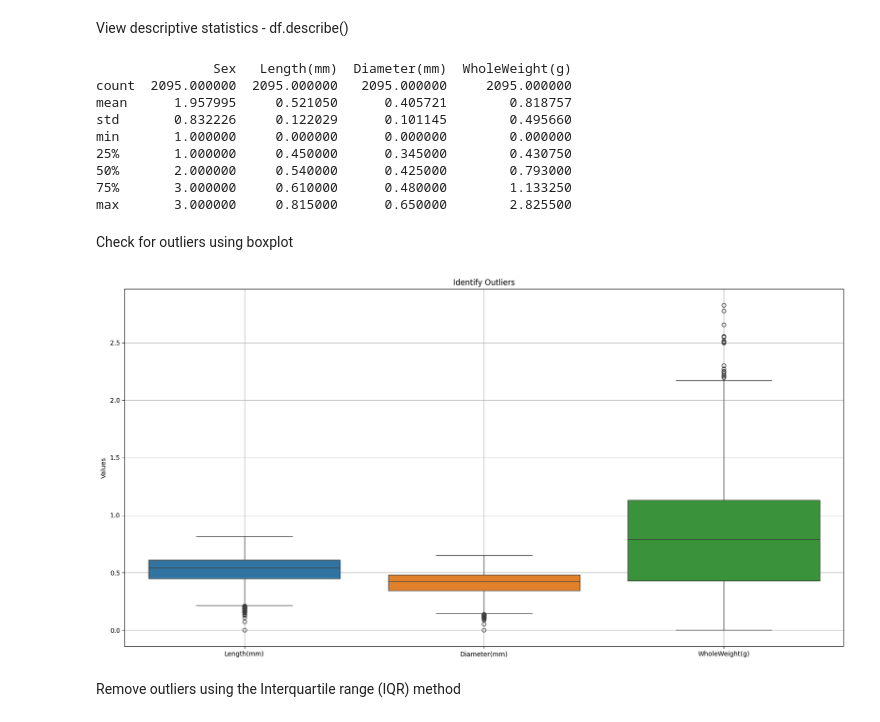
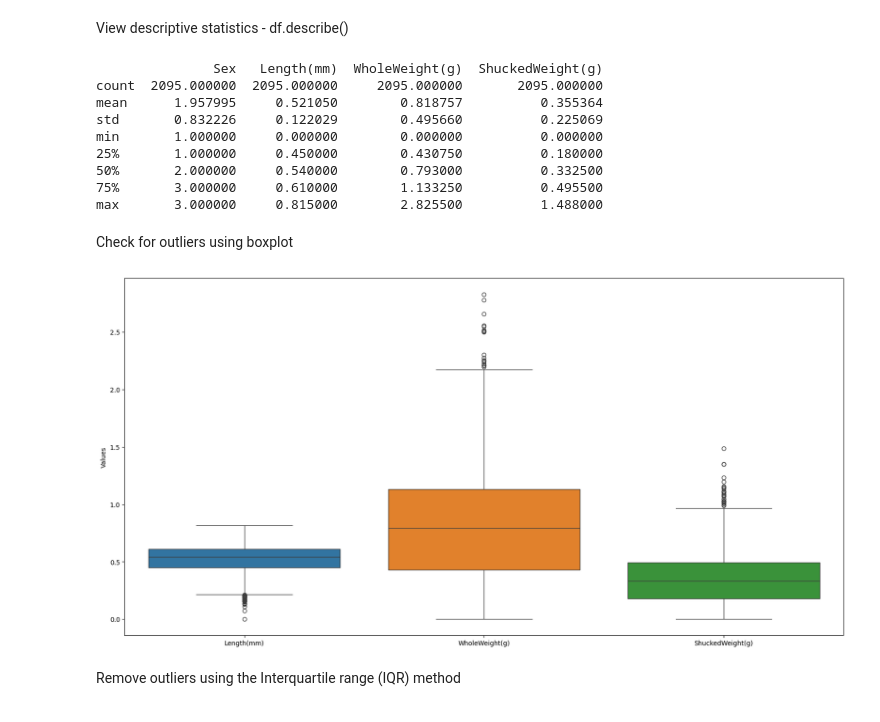
Before and after one commit to cotpetru24/data_mining, a Jupyter notebook: stu124543_data_mining.ipynb, the cells around one changed output. Cells and saved outputs as stored; diff of their text form; code cells hidden in the pictures.

```diff
--- a/stu124543_data_mining.ipynb
+++ b/stu124543_data_mining.ipynb
@@ -143,7 +150,7 @@ Data columns (total 8 columns):
 # %% [markdown]
 Drop irrelevant columns
 # %%
-clean_df.drop(['Spots', 'Height(mm)', 'SellWeight(g)', 'ShuckedWeight(g)'], axis=1, inplace=True)
+clean_df.drop(['Spots', 'Height(mm)', 'SellWeight(g)', 'Diameter(mm)'], axis=1, inplace=True)
 # %% [markdown]
 
 Checking the dataset for missing values and printing the total number of cells where value is missing
@@ -188,26 +195,24 @@ View descriptive statistics - df.describe()
 # %%
 print(clean_df.describe())
 # %% [output]
-               Sex   Length(mm)  Diameter(mm)  WholeWeight(g)
-count  2095.000000  2095.000000   2095.000000     2095.000000
-mean      1.957995     0.521050      0.405721        0.818757
-std       0.832226     0.122029      0.101145        0.495660
-min       1.000000     0.000000      0.000000        0.000000
-25%       1.000000     0.450000      0.345000        0.430750
-50%       2.000000     0.540000      0.425000        0.793000
-75%       3.000000     0.610000      0.480000        1.133250
-max       3.000000     0.815000      0.650000        2.825500
+               Sex   Length(mm)  WholeWeight(g)  ShuckedWeight(g)
+count  2095.000000  2095.000000     2095.000000       2095.000000
+mean      1.957995     0.521050        0.818757          0.355364
+std       0.832226     0.122029        0.495660          0.225069
+min       1.000000     0.000000        0.000000          0.000000
+25%       1.000000     0.450000        0.430750          0.180000
+50%       2.000000     0.540000        0.793000          0.332500
+75%       3.000000     0.610000        1.133250          0.495500
+max       3.000000     0.815000        2.825500          1.488000
 # %% [markdown]
 Check for outliers using boxplot
 # %%
 plt.rcParams['figure.figsize'] = [20, 10]
 sns.boxplot(data=clean_df.iloc[:,1:], orient='v')
 plt.ylabel('Values')
-plt.title('Identify Outliers')
-plt.grid(True)
 plt.show()
 # %% [output]
-[figure, old version]
+[figure, new version]
 # %% [markdown]
 Remove outliers using the Interquartile range (IQR) method
 # %%
```
Also changed, not shown: parts of 34 cells of this notebook.
